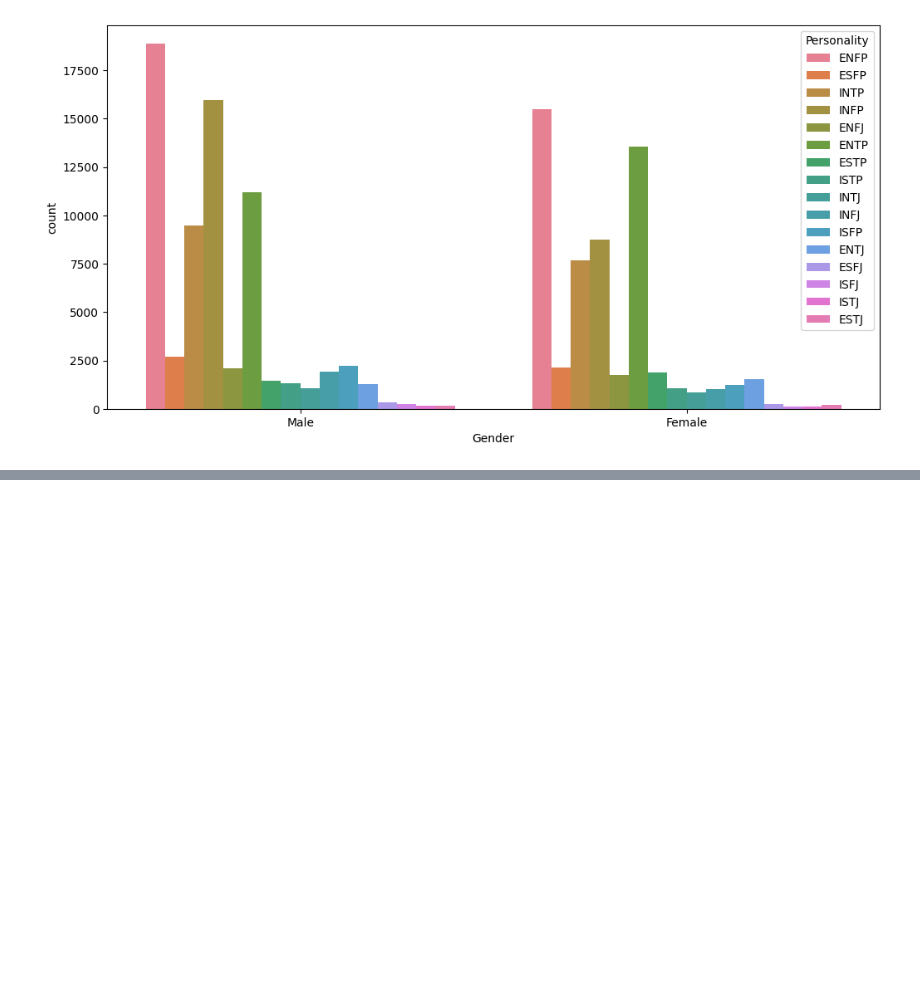
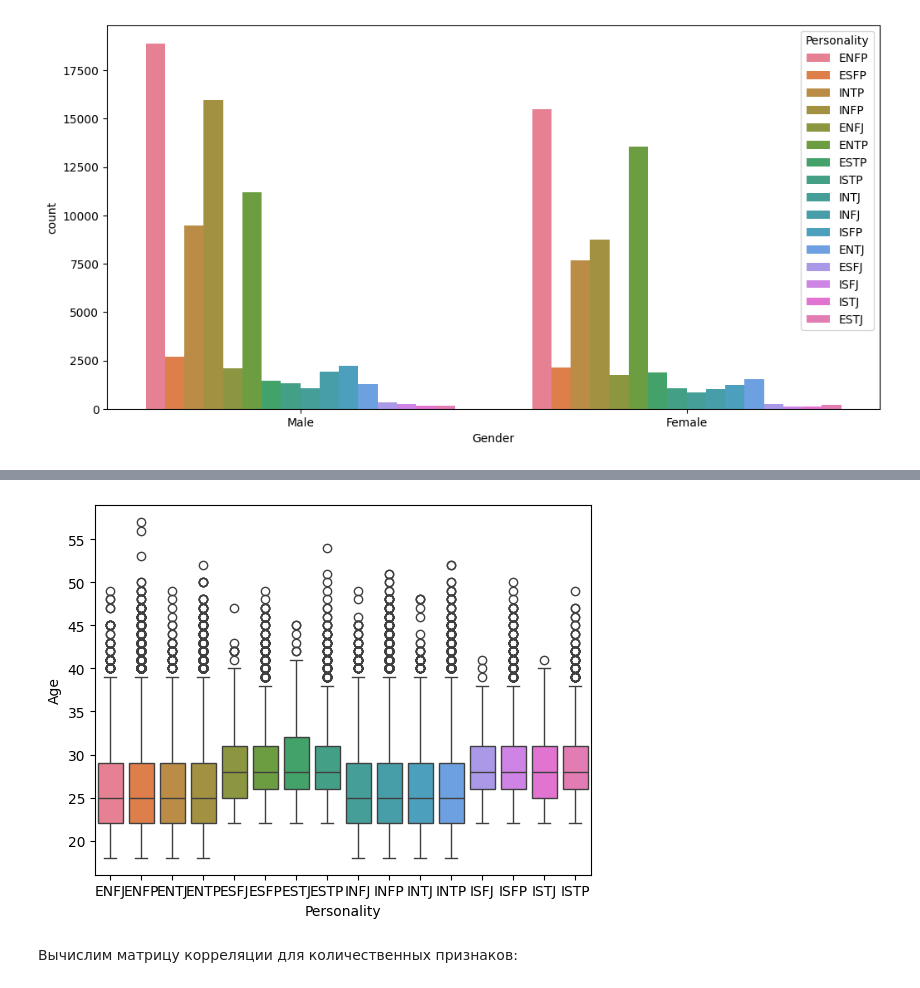
Before and after one commit to Dxppi/machineLearning, a Jupyter notebook: MBTI.ipynb, the cells around one changed output, grey strips where cells are left out. Saved outputs shown, nothing was run; the diff lists cells and outputs as text; code cells hidden in the pictures; blank space fills up the shorter version.

```diff
--- a/MBTI.ipynb
+++ b/MBTI.ipynb
@@ -202,0 +194,7 @@ Accuracy score: 0.8083760639267029
+# %%
+sns.boxplot(x="Personality", y="Age", hue = "Personality", data=data)
+pass
+# %% [output]
+[figure, added]
+# %% [markdown]
+Вычислим матрицу корреляции для количественных признаков:
```
Also changed, not shown: parts of 82 cells of this notebook.
